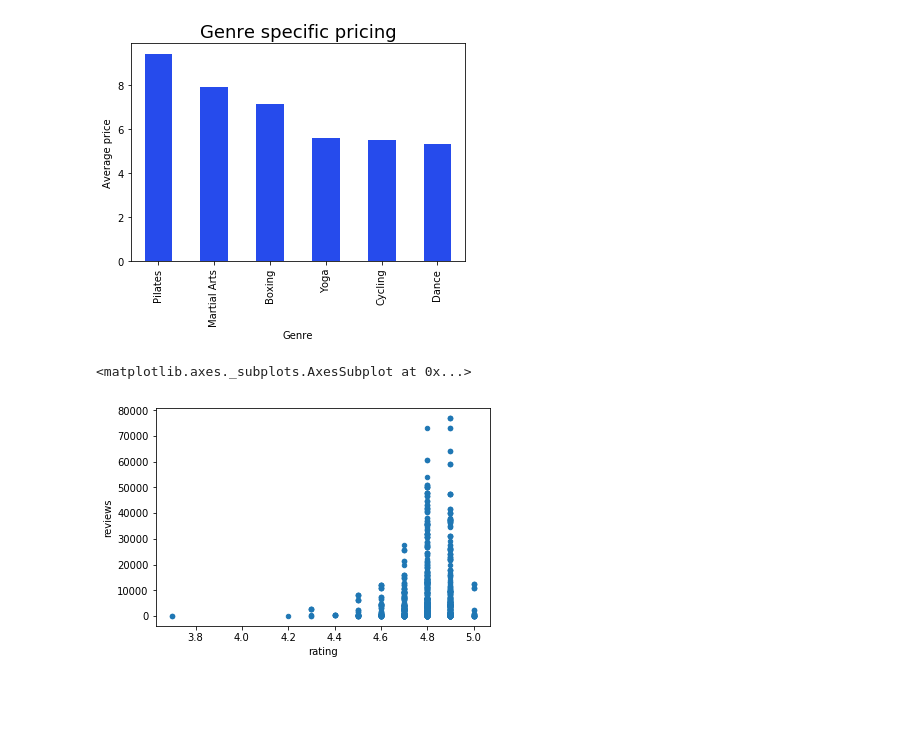
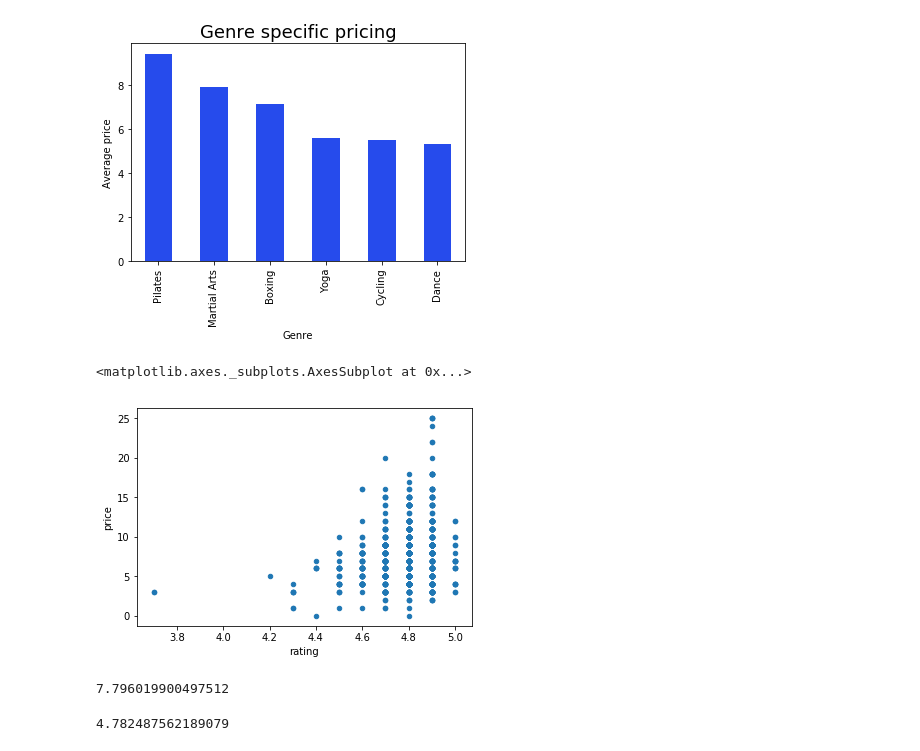
Before and after one commit to Alster96/Scraping_ClassPass, a Jupyter notebook: gsa_project1.py.ipynb, the cells around one changed output. Drawn from its saved outputs; the diff is of its cells as text; code cells hidden in the pictures; blank space fills up the shorter version.

```diff
--- a/gsa_project1.py.ipynb
+++ b/gsa_project1.py.ipynb
@@ -366,8 +366,16 @@ plt.title('Genre specific pricing', fontsize=18)
 Text(0.5, 1.0, 'Genre specific pricing')
 [figure]
 # %%
-test = df[['rating','reviews']] #attempt to observe the relationship between class price and its rating
-test.plot.scatter('rating','reviews')
+test = df[['rating','price']] #attempt to observe the relationship between class price and its rating
+test.plot.scatter('rating','price')
 # %% [output]
 <matplotlib.axes._subplots.AxesSubplot at 0x...>
-[figure, old version]
+[figure, new version]
+# %%
+df.price.mean()
+# %% [output]
+7.796019900497512
+# %%
+df.rating.mean()
+# %% [output]
+4.782487562189079
```
Also changed, not shown: parts of 2 cells of this notebook.
